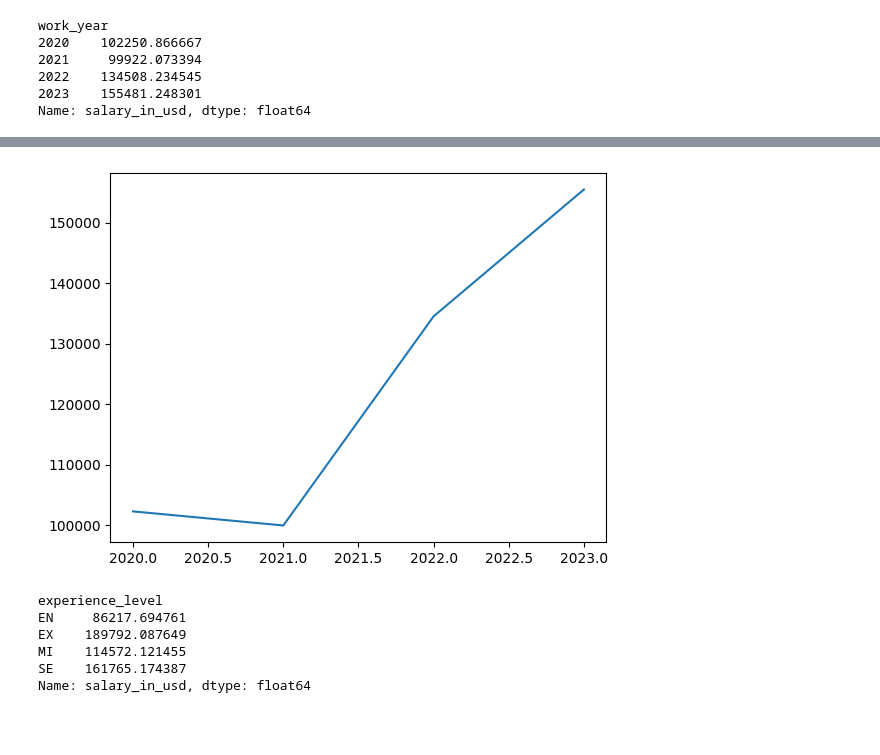
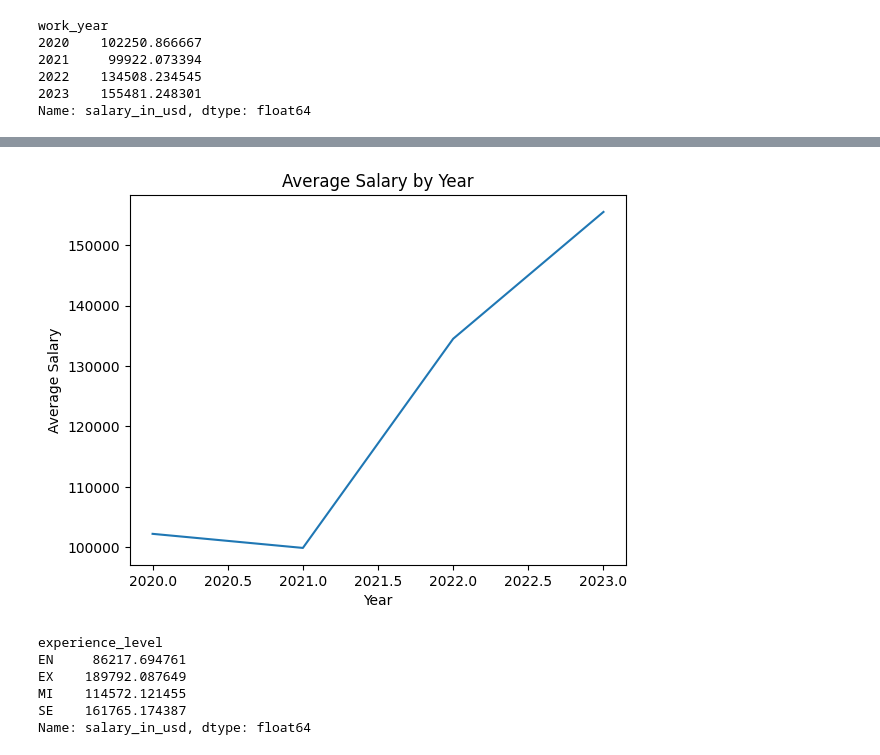
Before and after one commit to thundich/Project-1, a Jupyter notebook: Salaryexperiencefile.ipynb, the cells around one changed output, grey strips where cells are left out. Cells and saved outputs as stored; diff of their text form; code cells hidden in the pictures; blank space fills up the shorter version.

Commit message:
plots added

```diff
--- a/Salaryexperiencefile.ipynb
+++ b/Salaryexperiencefile.ipynb
@@ -57,15 +57,8 @@ Table_for_plot
-# %%
-#Salary_by_year_average.plot.line()
-plt.plot(Salary_by_year_average)
-plt.title=("Salary over time")
-plt.ylabel=("Salaries")
-plt.xlabel=('years')
-plt.xlim = (0,1)
-
-
-plt.show()
-# %% [output]
-[figure, removed]
+# %%
+Salary_by_year_average.plot(title="Average Salary by Year", xlabel="Year", ylabel="Average Salary")
+plt.show()
+# %% [output]
+[figure, added]
 # %%
 Salary_by_level_average = Salary_Data_df.groupby(["experience_level"])["salary_in_usd"].mean()
 Salary_by_level_average
```
Also changed, not shown: parts of 5 cells of this notebook.
